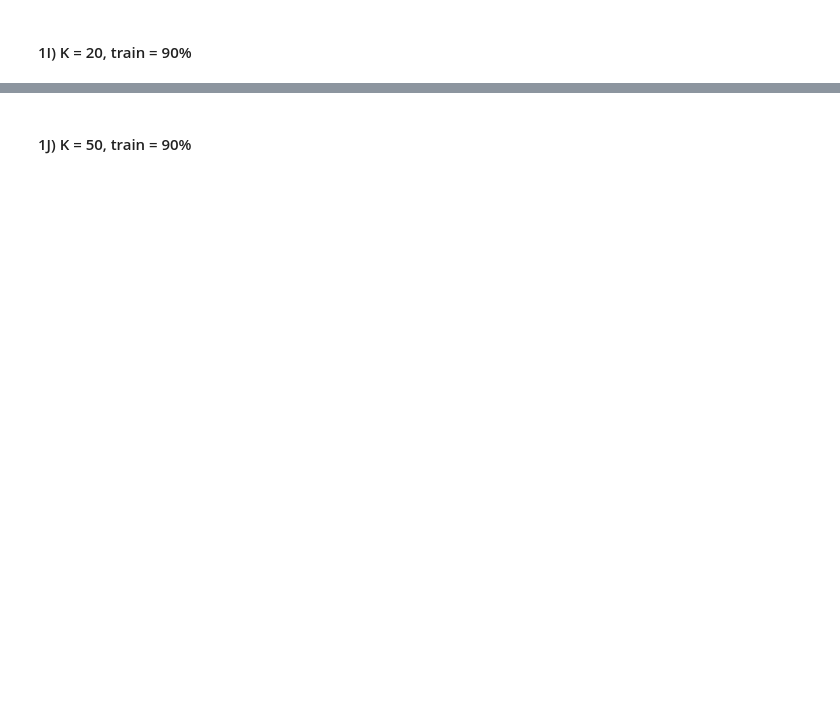
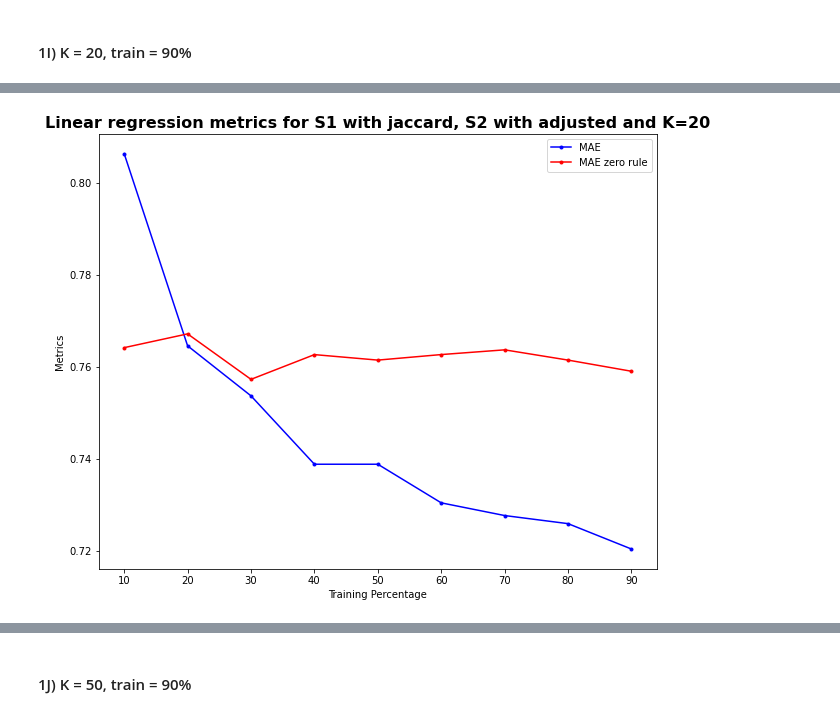
Before and after one commit to GeorgiaKp/MovieRecommender, a Jupyter notebook: MovieRecommender.ipynb, the cells around one changed output, grey strips where cells are left out. Saved outputs shown, nothing was run; the diff lists cells and outputs as text; code cells hidden in the pictures; blank space fills up the shorter version.

```diff
--- a/MovieRecommender.ipynb
+++ b/MovieRecommender.ipynb
@@ -772,0 +790,2 @@ plt.show()
+# %%
+y_pred1G, y_true1G = create_model(train70,test10,20,'jaccard|adjusted')
@@ -776,0 +854,11 @@ y_pred1H, y_true1H = create_model(train80,test10,20,'jaccard|adjusted')
+# %%
+mae1H = mean_absolute_error(y_true_watch1H, y_pred_watch1H)
+precision1H = precision_score(binary_y_true_watch1H, binary_y_pred_watch1H, average='weighted')
+recall1H = recall_score(binary_y_true_watch1H, binary_y_pred_watch1H, average='weighted')
+print(mae1H)
+print(precision1H)
+print(recall1H)
+
+zero_pred1H = [np.mean(y_true_watch1H)] * len(y_true_watch1H)
+mae_zero1H = mean_absolute_error(y_true_watch1H, zero_pred1H)
+print(mae_zero1H)
@@ -780,0 +892,14 @@ y_pred1I, y_true1I = create_model(train90,test10,20,'jaccard|adjusted')
+# %%
+y_pred_watch1I, y_true_watch1I = remove_nan(y_pred1I,y_true1I)
+binary_y_pred_watch1I, binary_y_true_watch1I = prepare_for_binary_evaluation(y_pred_watch1I,y_true_watch1I)
+# %%
+mae1I = mean_absolute_error(y_true_watch1I, y_pred_watch1I)
+precision1I = precision_score(binary_y_true_watch1I, binary_y_pred_watch1I, average='weighted')
+recall1I = recall_score(binary_y_true_watch1I, binary_y_pred_watch1I, average='weighted')
+print(mae1I)
+print(precision1I)
+print(recall1I)
+
+zero_pred1I = [np.mean(y_true_watch1I)] * len(y_true_watch1I)
+mae_zero1I = mean_absolute_error(y_true_watch1I, zero_pred1I)
+print(mae_zero1I)
@@ -780,0 +917,20 @@ y_pred1I, y_true1I = create_model(train90,test10,20,'jaccard|adjusted')
+# %%
+import matplotlib.pyplot as plt
+
+plt.figure(figsize=(10,8))
+plt.title('Linear regression metrics for S1 with jaccard, S2 with adjusted and K=20', fontdict={'fontweight':'bold', 'fontsize': 16})
+
+perc = [10,20,30,40,50,60,70,80,90]
+mae1_ja = [mae1A, mae1B, mae1C, mae1D, mae1E, mae1F, mae1G, mae1H, mae1I]
+mae_zero1_ja = [mae_zero1A, mae_zero1B, mae_zero1C, mae_zero1D, mae_zero1E, mae_zero1F, mae_zero1G, mae_zero1H, mae_zero1I]
+
+plt.plot(perc, mae1_ja, 'b.-', label='MAE')
+plt.plot(perc, mae_zero1_ja, 'r.-', label='MAE zero rule')
+
+plt.xticks(perc)
+plt.xlabel('Training Percentage')
+plt.ylabel('Metrics')
+plt.legend()
+plt.show()
+# %% [output]
+[figure, added]
```
Also changed, not shown: parts of 146 cells of this notebook.
